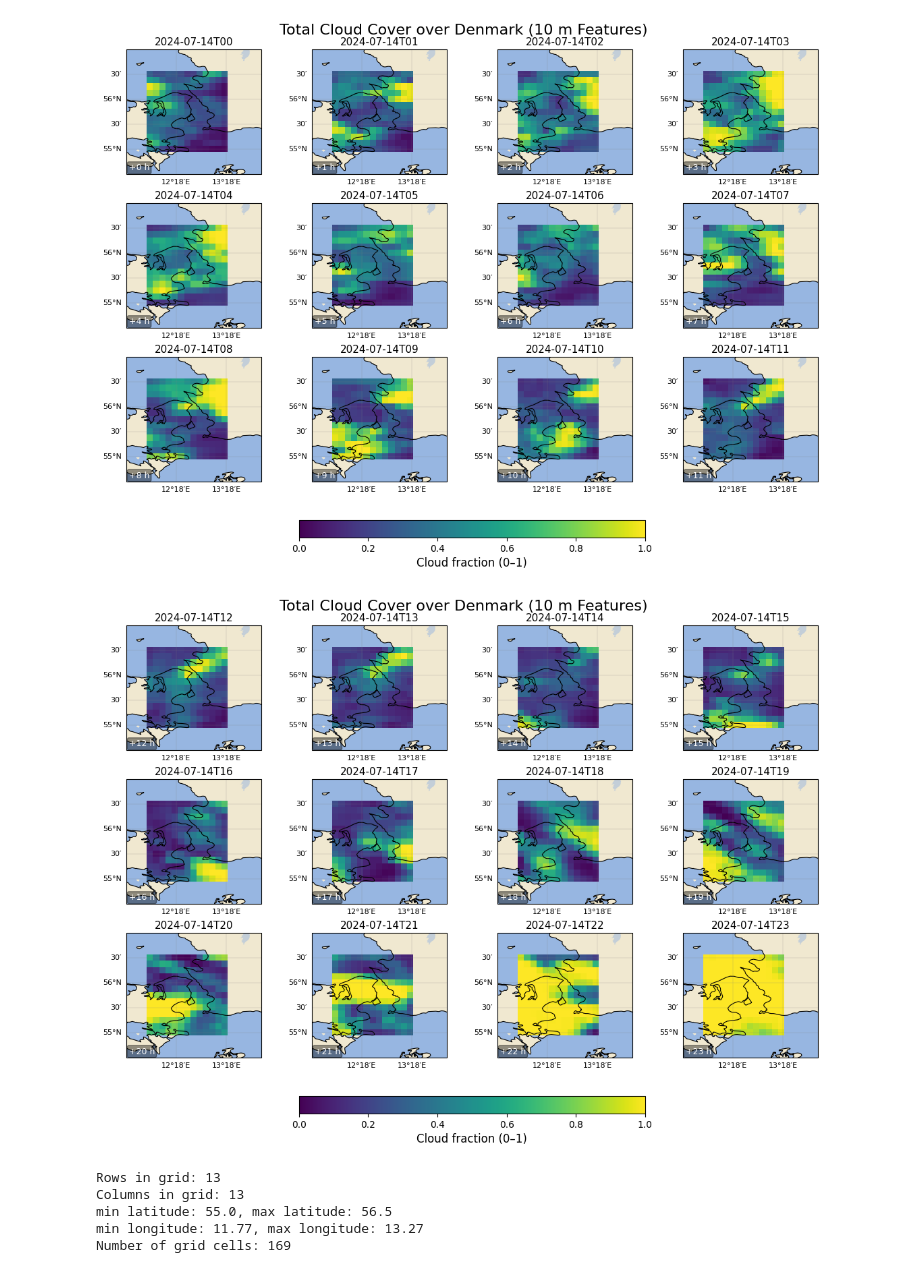
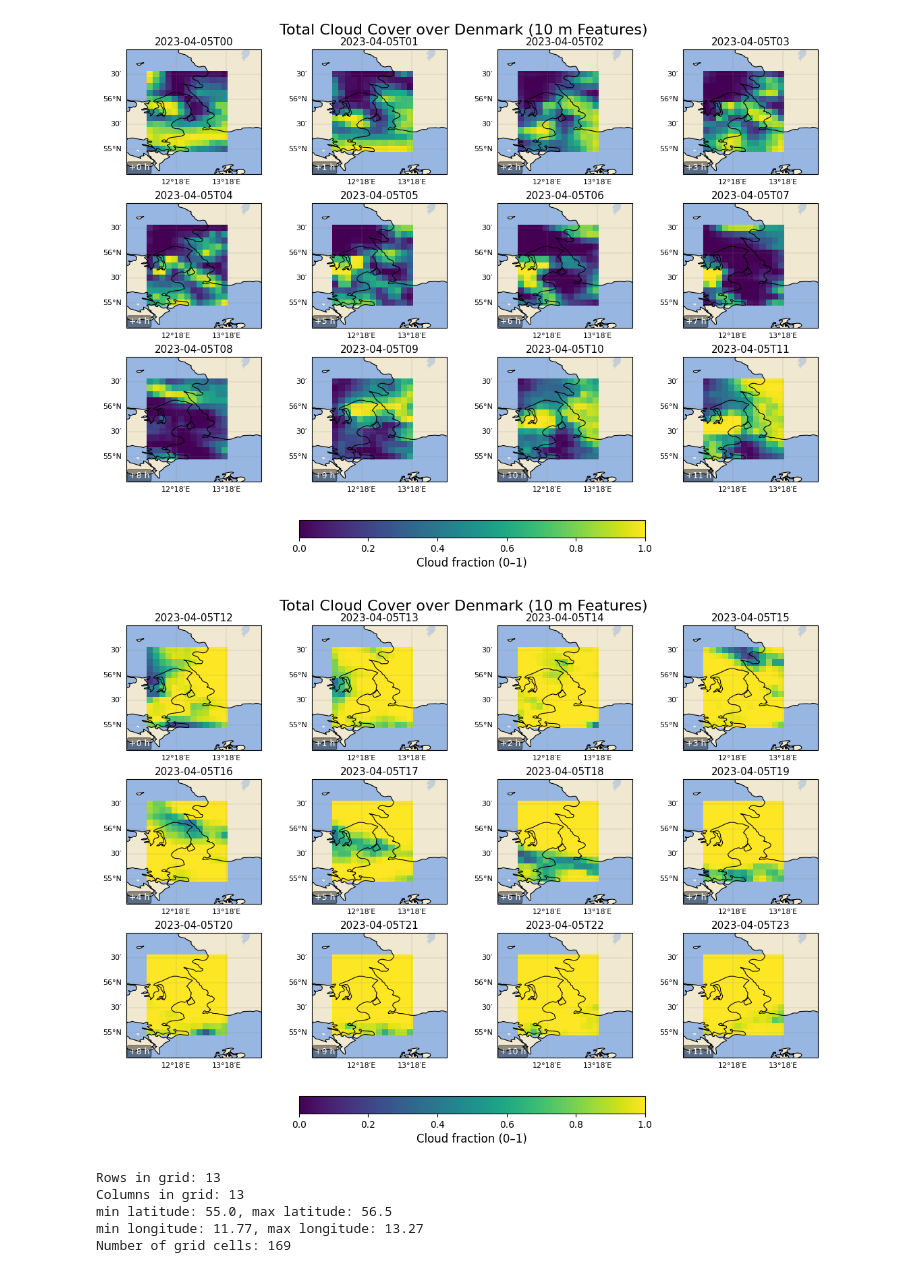
Before and after one commit to LucasDJensen/Solar-Irradiance-Nowcasting, a Jupyter notebook: ecmwf/data.ipynb, the cells around one changed output. Saved outputs shown, nothing was run; the diff lists cells and outputs as text; code cells hidden in the pictures.

```diff
--- a/ecmwf/data.ipynb
+++ b/ecmwf/data.ipynb
@@ -8,10 +8,10 @@ import cartopy.feature as cfeature
 import numpy as np
 import matplotlib.ticker as mticker
 
-path_grib_file = Path(r"D:\Jetbrains\Python\Projects\ECMWF\output\20240714.grib")
-# ds = cfgrib.open_dataset(path_grib_file, decode_timedelta=False, indexpath=""
-#                          # , backend_kwargs={'filter_by_keys': {"shortName": "tp"}}
-#                          )
-ds = xr.open_dataset(path_grib_file, engine='cfgrib', decode_timedelta=False, indexpath="")
+path_grib_file = Path(r"D:\Jetbrains\Python\Projects\ECMWF\output\20200101_to_20250101.grib")
+ds = cfgrib.open_dataset(path_grib_file, decode_timedelta=False, indexpath=""
+                         , backend_kwargs={'filter_by_keys': {"shortName": "tcc"}}
+                         )
+# ds = xr.open_dataset(path_grib_file, engine='cfgrib', decode_timedelta=False, indexpath="")
 ds
 # %% [output]
@@ -35,12 +35,10 @@ Data variables:
-# %%
-if 'time' in ds.dims:
-    ds = ds.isel(step=0)
 # %%
-
-plots = [range(0, 12), range(12, 24)]  # Forecast steps
-for steps in plots:
+chosen_date = '2023-04-05'
+timestamps = ds.sel(time=chosen_date).time.values
+time_idx = 0
+for ts in timestamps:
     # 1. Load dataset and slice off the initial time
-    tcc = ds['tcc']# .isel(time=0)    # now dims = (step, latitude, longitude)
+    tcc = ds.sel(time=ts)['tcc']# .isel(time=0)    # now dims = (step, latitude, longitude)
 
     # 2. Forecast steps and shared color settings
     # steps = range(0, 13)
@@ -56,7 +54,7 @@ for steps in plots:
     )
     axes = axes.flatten()
 
-    for ax, step in zip(axes, steps):
+    for ax, step in zip(axes, range(0, 12, 1)):
         da = tcc.isel(step=step)
 
         # 4. Let Xarray handle the pcolormesh (avoids the flat shading edge‐mismatch)
@@ -93,35 +91,36 @@ for steps in plots:
         gl.xlabel_style = {'size': 8}
         gl.ylabel_style = {'size': 8}
 
         # 8. Per‐panel title and +h annotation
         vt_str = np.datetime_as_string(da['valid_time'].values, unit='h')
         ax.set_title(vt_str, fontsize=11, pad=4)
         ax.text(
             0.02, 0.03, f'+{step} h',
             transform=ax.transAxes,
             fontsize=9, color='white',
             bbox=dict(facecolor='black', alpha=0.4, boxstyle='round,pad=0.2')
         )
 
     # 9. Shared horizontal colorbar
     cbar = fig.colorbar(
         im, ax=axes.tolist(),
         orientation='horizontal',
         fraction=0.04, pad=0.06,
         ticks=np.linspace(vmin, vmax, 6)
     )
     cbar.set_label('Cloud fraction (0–1)', fontsize=12)
     cbar.ax.tick_params(labelsize=10)
 
     # 10. Super‐title
     fig.suptitle('Total Cloud Cover over Denmark (10 m Features)', fontsize=16, y=1.02)
 
     # 11. Save & show
     # plt.savefig('denmark_tcc_10m_nicer.png', dpi=300, bbox_inches='tight')
     plt.show()
+    time_idx += 1
 # %% [output]
-[figure, old version]
+[figure, new version]
-[figure, old version]
+[figure, new version]
 # %%
 import pandas as pd
 # build a grid of all latitude × longitude pairs and assign unique IDs
```
Also changed, not shown: parts of 6 cells of this notebook, 6 other files.
